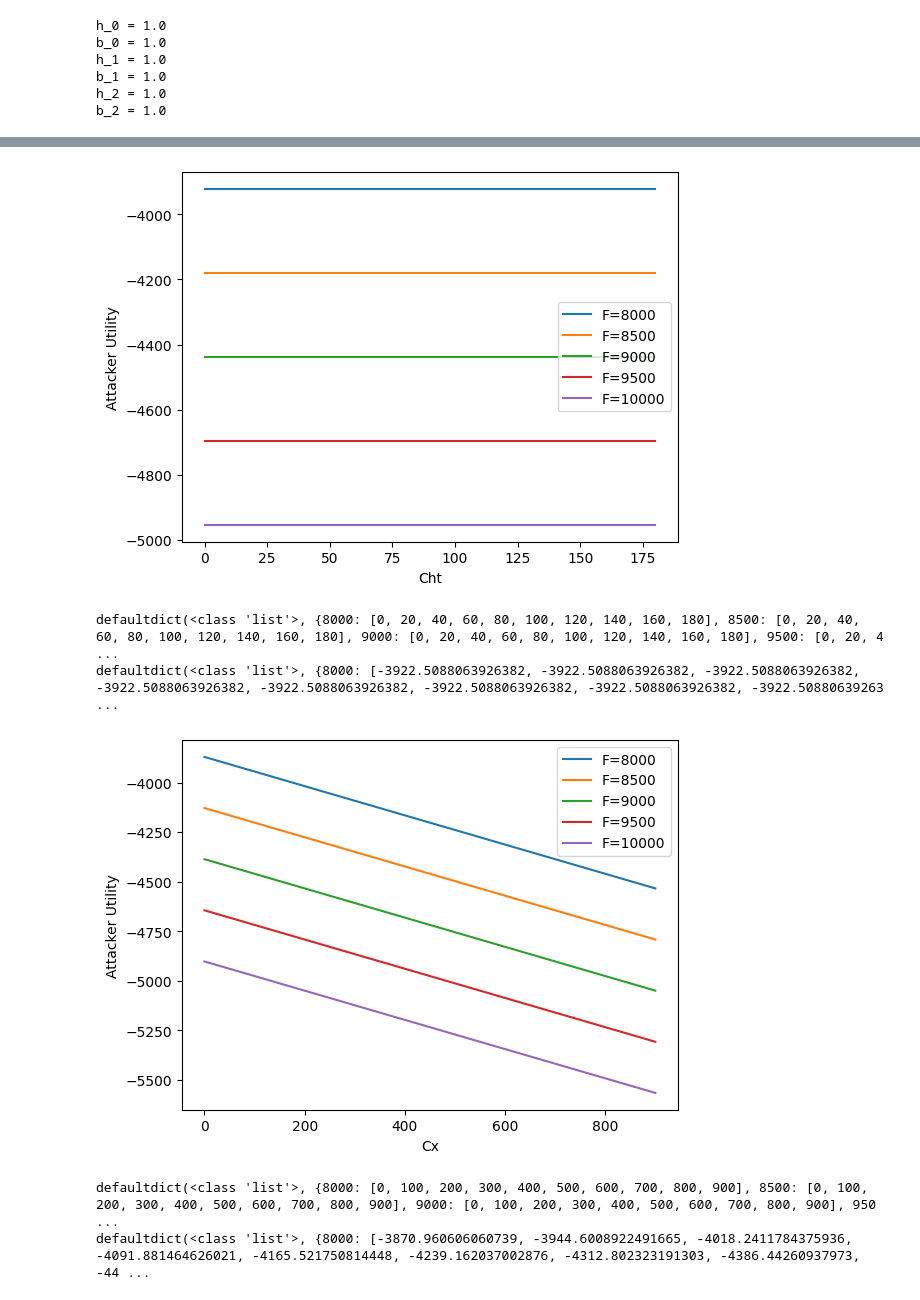
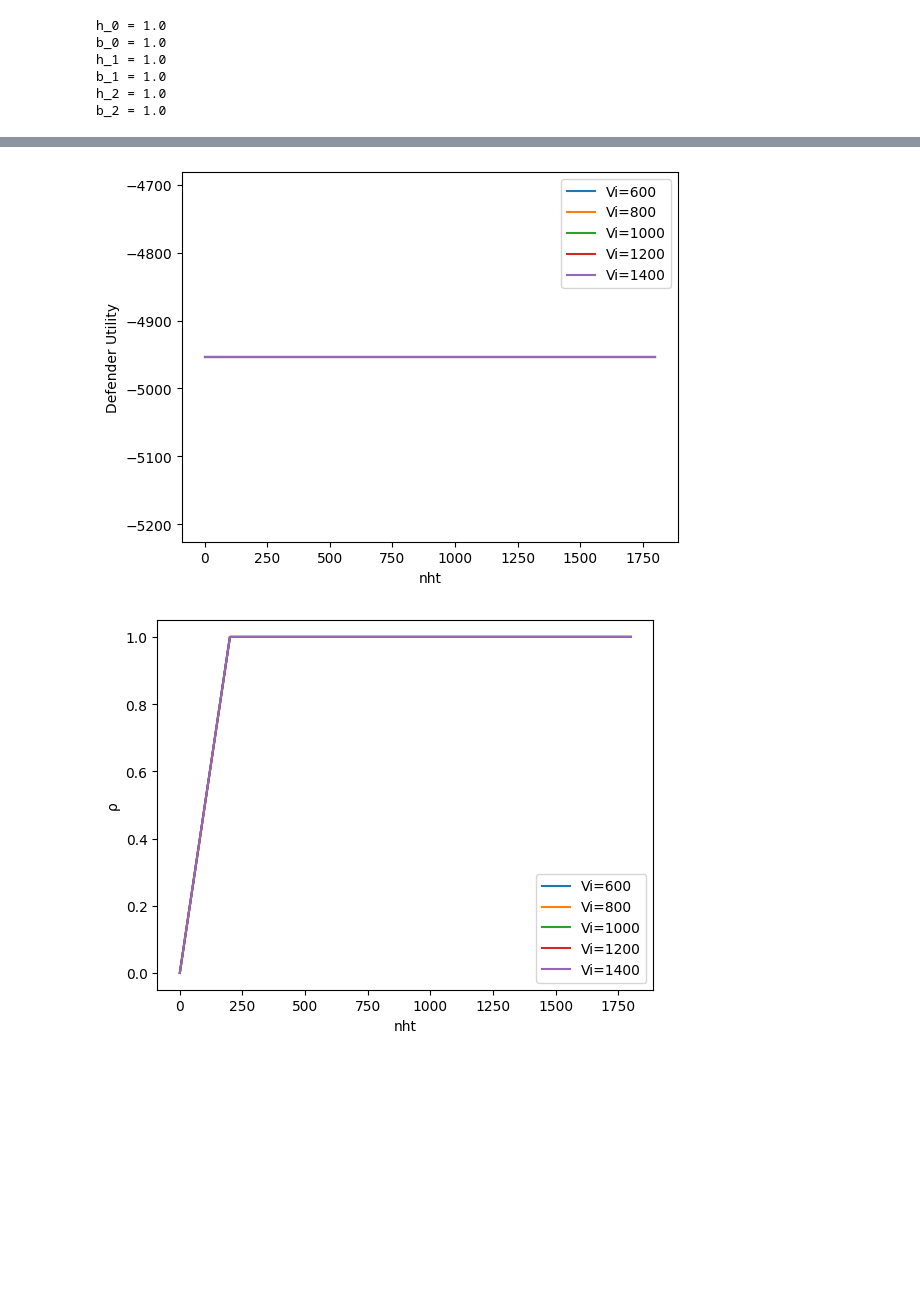
Before and after one commit to bhusalb/gt-ransomware-simulation, a Jupyter notebook: Ransomware_simulation.ipynb, the cells around one changed output, grey strips where cells are left out. Drawn from its saved outputs; the diff is of its cells as text; code cells hidden in the pictures; blank space fills up the shorter version.

```diff
--- a/Ransomware_simulation.ipynb
+++ b/Ransomware_simulation.ipynb
@@ -1305,17 +1687,19 @@ import matplotlib.pyplot as plt
 
 Fi = defaultdict(list)
 Ei = defaultdict(list)
+Ri = defaultdict(list)
 
 # Attacker utils eval for F and Cht
-F_range = range(8000, 10500, 500)
-R_range = range(0,200,20)
+F_range = range(600,1600,200)
+R_range = range(0,2000,200)
 
 for F in F_range:
     for R in R_range:
         p = sample.clone()
-        p.F=F
-        p.C_ht=R
+        p.V_i=F
+        p.n_ht=R
         p=p.clone()
+        Ri[F].append(p.rho)
         e_a_b_1 = t_u_3_1(p)
 
         Fi[F].append(R)
@@ -1323,69 +1707,34 @@ for F in F_range:
 
 # Generate multiple lines on the same plot
 for F in F_range:
-    plt.plot(Fi[F], Ei[F], label=f'F={F}')
+    plt.plot(Fi[F], Ei[F], label=f'Vi={F}')
 
 # Adding title and labels
-plt.xlabel("Cht")
-plt.ylabel("Attacker Utility")
+plt.xlabel("nht")
+plt.ylabel("Defender Utility")
 
 # Adding a legend
 plt.legend()
 
-plt.savefig("n2-1.pdf", format="pdf", bbox_inches="tight")
+plt.savefig("n21.pdf", format="pdf", bbox_inches="tight")
 
 
 # Displaying the plot
 plt.show()
-print(Fi)
-print(Ei)
 # %% [output]
-[figure, old version]
+[figure, new version]
-defaultdict(<class 'list'>, {8000: [0, 20, 40, 60, 80, 100, 120, 140, 160, 180], 8500: [0, 20, 40, 60, 80, 100, 120, 140, 160, 180], 9000: [0, 20, 40, 60, 80, 100, 120, 140, 160, 180], 9500: [0, 20, 4 ...
-defaultdict(<class 'list'>, {8000: [-3922.5088063926382, -3922.5088063926382, -3922.5088063926382, -3922.5088063926382, -3922.5088063926382, -3922.5088063926382, -3922.5088063926382, -3922.50880639263 ...
 # %%
-from collections import defaultdict
-import matplotlib.pyplot as plt
-
-# Attacker utils eval for F and Cx
-
-Fi = defaultdict(list)
-Ei = defaultdict(list)
-
-F_range = range(8000, 10500, 500)
-# F_range = range(25, 150, 25)
-R_range = range(0,1000,100)  #
-
-for F in F_range:
-    for R in R_range:
-        p = sample.clone()
-        p.F=F
-        p.C_x=R
-        p=p.clone()
-        e_a_b_1 = t_u_3_1(p)
-
-        Fi[F].append(R)
-        Ei[F].append(e_a_b_1)
-
 # Generate multiple lines on the same plot
 for F in F_range:
-    plt.plot(Fi[F], Ei[F], label=f'F={F}')
+    plt.plot(Fi[F], Ri[F], label=f'Vi={F}')
 
 # Adding title and labels
-plt.xlabel("Cx")
-plt.ylabel("Attacker Utility")
+plt.xlabel("nht")
+plt.ylabel("ρ")
 
 # Adding a legend
 plt.legend()
 
-plt.savefig("n2-1.pdf", format="pdf", bbox_inches="tight")
-
-
-# Displaying the plot
-plt.show()
-print(Fi)
-print(Ei)
+plt.savefig("n22.pdf", format="pdf", bbox_inches="tight")
 # %% [output]
-[figure, old version]
+[figure, new version]
-defaultdict(<class 'list'>, {8000: [0, 100, 200, 300, 400, 500, 600, 700, 800, 900], 8500: [0, 100, 200, 300, 400, 500, 600, 700, 800, 900], 9000: [0, 100, 200, 300, 400, 500, 600, 700, 800, 900], 950 ...
-defaultdict(<class 'list'>, {8000: [-3870.960606060739, -3944.6008922491665, -4018.2411784375936, -4091.881464626021, -4165.521750814448, -4239.162037002876, -4312.802323191303, -4386.44260937973, -44 ...
```
Also changed, not shown: parts of 27 cells of this notebook.
